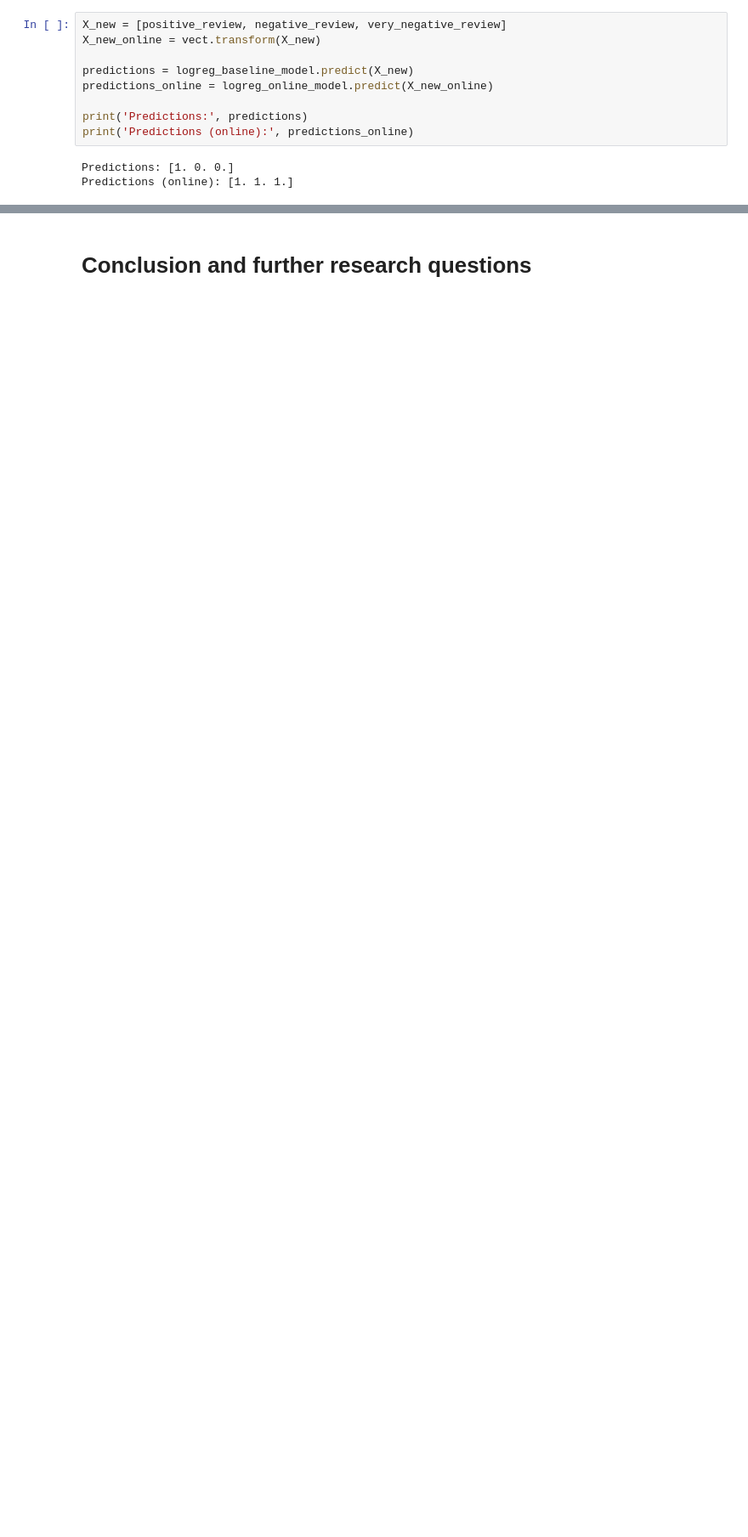
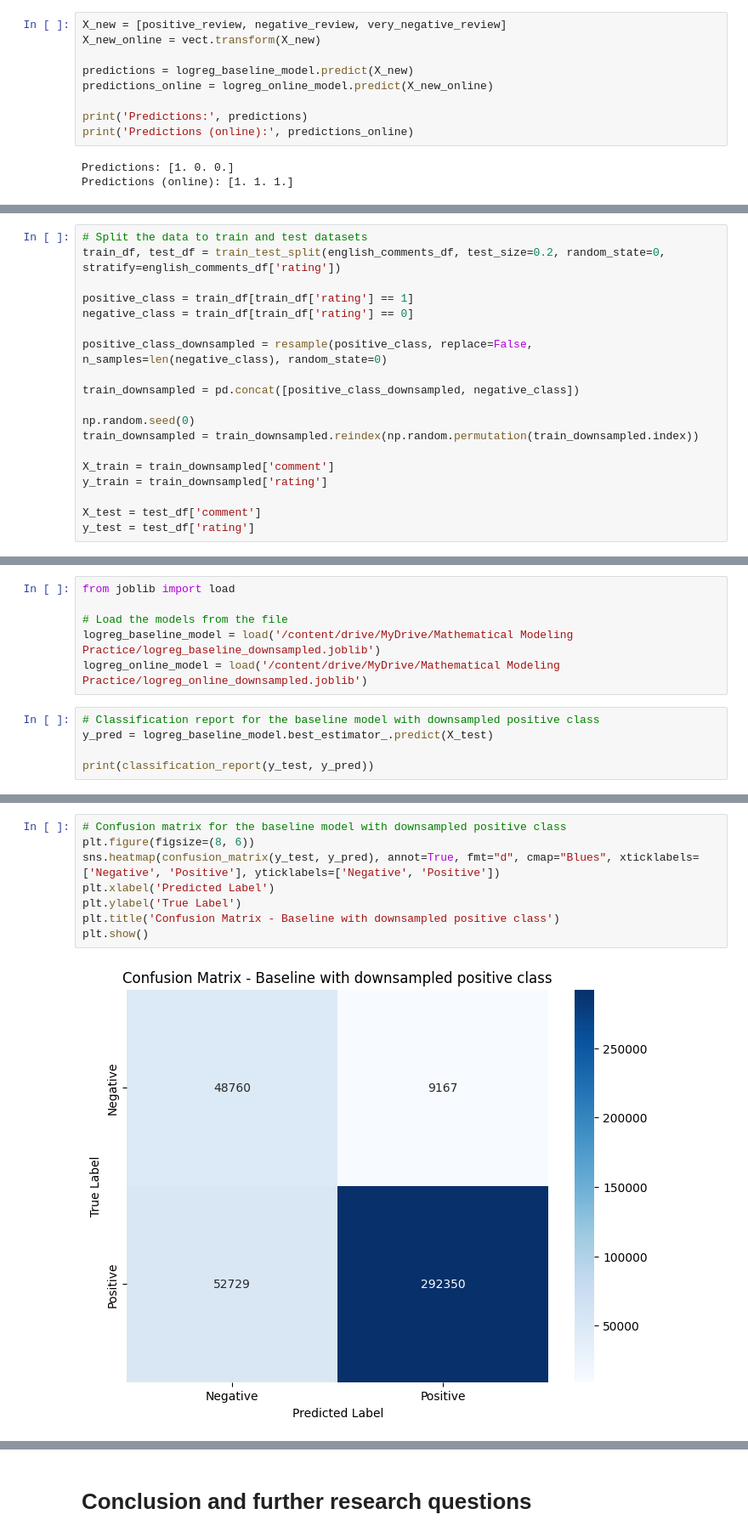
Before and after one commit to indruckbalazs/matmodel, a Jupyter notebook: Sentiment_analysis_of_BoardGameGeek_reviews.ipynb, the cells around one changed output, grey strips where cells are left out. Shown at 85% size. Cells and saved outputs as stored; diff of their text form; blank space fills up the shorter version.

```diff
--- a/Sentiment_analysis_of_BoardGameGeek_reviews.ipynb
+++ b/Sentiment_analysis_of_BoardGameGeek_reviews.ipynb
@@ -1092,0 +1575,19 @@ Predictions (online): [1. 1. 1.]
+# %%
+# Split the data to train and test datasets
+train_df, test_df = train_test_split(english_comments_df, test_size=0.2, random_state=0, stratify=english_comments_df['rating'])
+
+positive_class = train_df[train_df['rating'] == 1]
+negative_class = train_df[train_df['rating'] == 0]
+
+positive_class_downsampled = resample(positive_class, replace=False, n_samples=len(negative_class), random_state=0)
+
+train_downsampled = pd.concat([positive_class_downsampled, negative_class])
+
+np.random.seed(0)
+train_downsampled = train_downsampled.reindex(np.random.permutation(train_downsampled.index))
+
+X_train = train_downsampled['comment']
+y_train = train_downsampled['rating']
+
+X_test = test_df['comment']
+y_test = test_df['rating']
@@ -1092,0 +1705,11 @@ Predictions (online): [1. 1. 1.]
+# %%
+from joblib import load
+
+# Load the models from the file
+logreg_baseline_model = load('/content/drive/MyDrive/Mathematical Modeling Practice/logreg_baseline_downsampled.joblib')
+logreg_online_model = load('/content/drive/MyDrive/Mathematical Modeling Practice/logreg_online_downsampled.joblib')
+# %%
+# Classification report for the baseline model with downsampled positive class
+y_pred = logreg_baseline_model.best_estimator_.predict(X_test)
+
+print(classification_report(y_test, y_pred))
@@ -1092,0 +1740,10 @@ Predictions (online): [1. 1. 1.]
+# %%
+# Confusion matrix for the baseline model with downsampled positive class
+plt.figure(figsize=(8, 6))
+sns.heatmap(confusion_matrix(y_test, y_pred), annot=True, fmt="d", cmap="Blues", xticklabels=['Negative', 'Positive'], yticklabels=['Negative', 'Positive'])
+plt.xlabel('Predicted Label')
+plt.ylabel('True Label')
+plt.title('Confusion Matrix - Baseline with downsampled positive class')
+plt.show()
+# %% [output]
+[figure, added]
```
Also changed, not shown: parts of 52 cells of this notebook.
